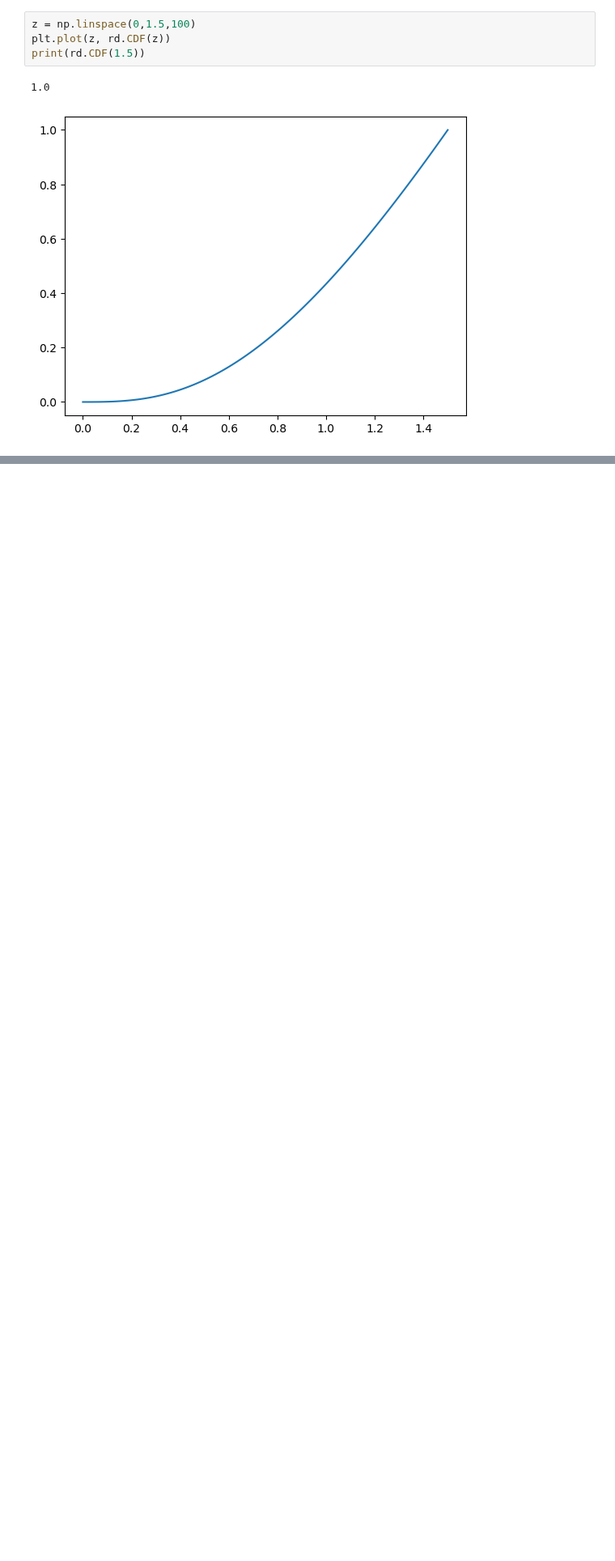
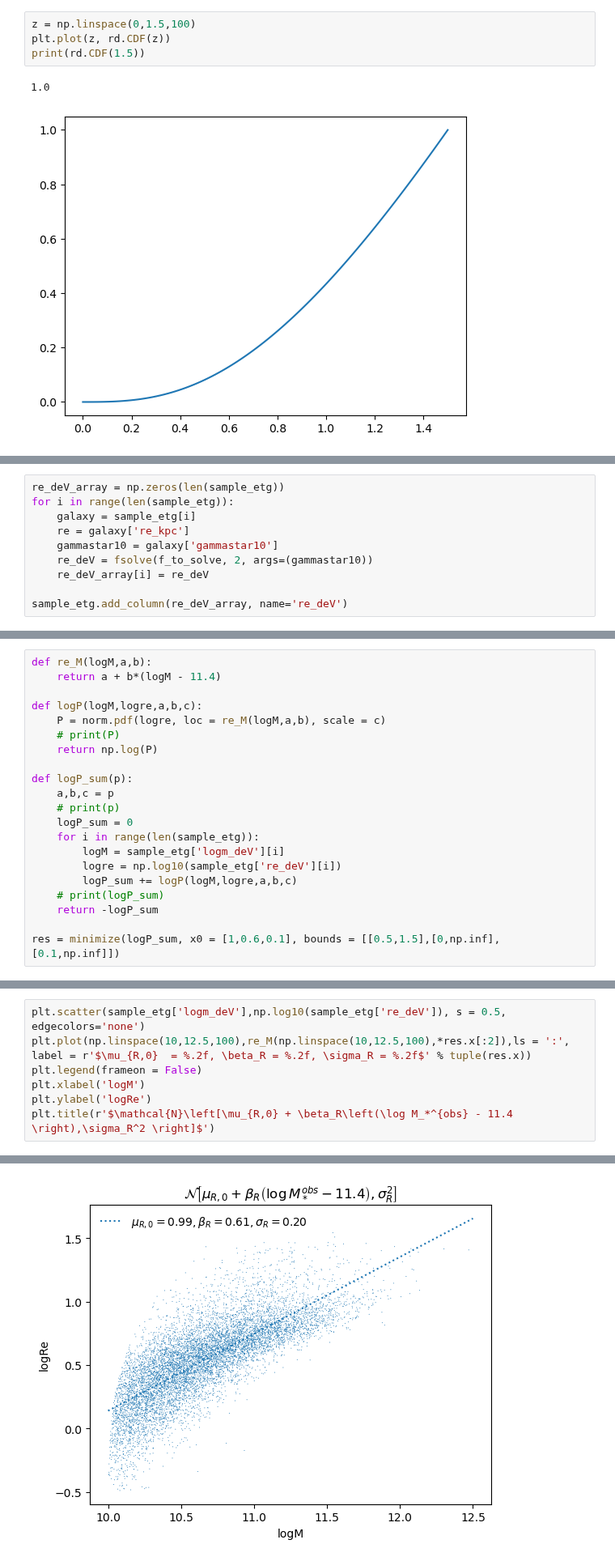
Before and after one commit to RookieinDongChuanRoad/4MOST_lensing_prediction, a Jupyter notebook: notebook.ipynb, the cells around one changed output, grey strips where cells are left out. Shown at 81% size. Cells and saved outputs as stored; diff of their text form; blank space fills up the shorter version.

```diff
--- a/notebook.ipynb
+++ b/notebook.ipynb
@@ -69,0 +105,10 @@ print(rd.CDF(1.5))
+# %%
+re_deV_array = np.zeros(len(sample_etg))
+for i in range(len(sample_etg)):
+    galaxy = sample_etg[i]
+    re = galaxy['re_kpc']
+    gammastar10 = galaxy['gammastar10']
+    re_deV = fsolve(f_to_solve, 2, args=(gammastar10))
+    re_deV_array[i] = re_deV
+
+sample_etg.add_column(re_deV_array, name='re_deV')
@@ -69,0 +142,21 @@ print(rd.CDF(1.5))
+# %%
+def re_M(logM,a,b):
+    return a + b*(logM - 11.4)
+
+def logP(logM,logre,a,b,c):
+    P = norm.pdf(logre, loc = re_M(logM,a,b), scale = c)
+    # print(P)
+    return np.log(P)
+
+def logP_sum(p):
+    a,b,c = p
+    # print(p)
+    logP_sum = 0
+    for i in range(len(sample_etg)):
+        logM = sample_etg['logm_deV'][i]
+        logre = np.log10(sample_etg['re_deV'][i])
+        logP_sum += logP(logM,logre,a,b,c)
+    # print(logP_sum)
+    return -logP_sum
+
+res = minimize(logP_sum, x0 = [1,0.6,0.1], bounds = [[0.5,1.5],[0,np.inf],[0.1,np.inf]])
@@ -69,0 +176,8 @@ print(rd.CDF(1.5))
+# %%
+plt.scatter(sample_etg['logm_deV'],np.log10(sample_etg['re_deV']), s = 0.5, edgecolors='none')
+plt.plot(np.linspace(10,12.5,100),re_M(np.linspace(10,12.5,100),*res.x[:2]),ls = ':', label = r'$\mu_{R,0}  = %.2f, \beta_R = %.2f, \sigma_R = %.2f$' % tuple(res.x))
+plt.legend(frameon = False)
+plt.xlabel('logM')
+plt.ylabel('logRe')
+plt.title(r'$\mathcal{N}\left[\mu_{R,0} + \beta_R\left(\log M_*^{obs} - 11.4 \right),\sigma_R^2 \right]$')
+# %% [output]
@@ -69,0 +185 @@ print(rd.CDF(1.5))
+[figure, added]
```
Also changed, not shown: parts of 38 cells of this notebook, 1 other file.
